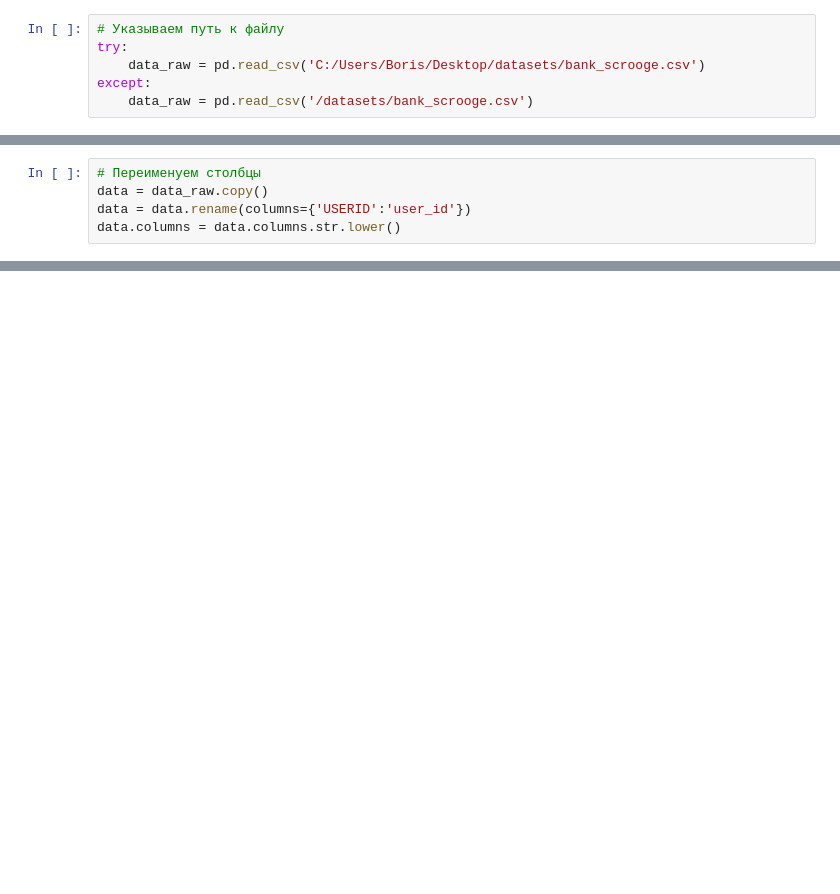
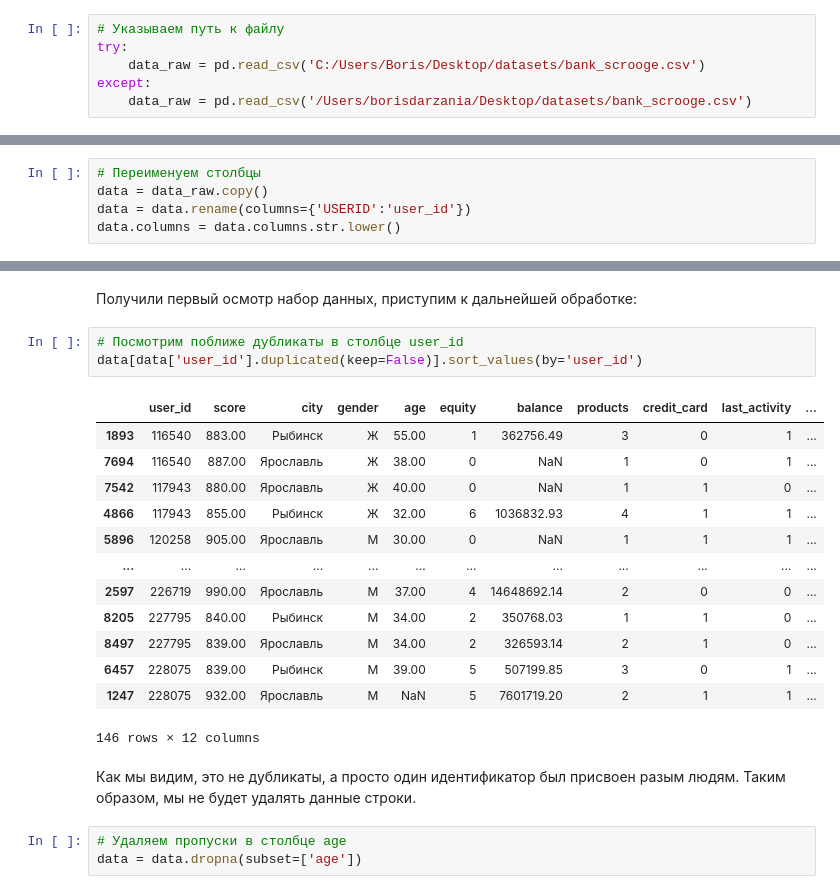
Before and after one commit to Boris-DA/Yandex.Practice, a Jupyter notebook: 12 - Финальный проект/Untitled.ipynb, the cells around one changed output, grey strips where cells are left out. Cells and saved outputs as stored; diff of their text form; blank space fills up the shorter version.

```diff
--- a/12 - Финальный проект/Untitled.ipynb
+++ b/12 - Финальный проект/Untitled.ipynb
@@ -47,7 +46,7 @@ sns.set_style("whitegrid")
 try:
     data_raw = pd.read_csv('C:/Users/Boris/Desktop/datasets/bank_scrooge.csv')
 except:
-    data_raw = pd.read_csv('/datasets/bank_scrooge.csv')
+    data_raw = pd.read_csv('/Users/borisdarzania/Desktop/datasets/bank_scrooge.csv')
 # %%
 # Выведем первые 5 строчек набора данных
 data_raw.head()
@@ -153,0 +170,24 @@ data.head(5)
+# %% [markdown]
+Получили первый осмотр набор данных, приступим к дальнейшей обработке:
+# %%
+# Посмотрим поближе дубликаты в столбце user_id
+data[data['user_id'].duplicated(keep=False)].sort_values(by='user_id')
+# %% [output]
+|  | user_id | score | city | gender | age | equity | balance | products | credit_card | last_activity | ... |
+| 1893 | 116540 | 883.00 | Рыбинск | Ж | 55.00 | 1 | 362756.49 | 3 | 0 | 1 | ... |
+| 7694 | 116540 | 887.00 | Ярославль | Ж | 38.00 | 0 | NaN | 1 | 0 | 1 | ... |
+| 7542 | 117943 | 880.00 | Ярославль | Ж | 40.00 | 0 | NaN | 1 | 1 | 0 | ... |
+| 4866 | 117943 | 855.00 | Рыбинск | Ж | 32.00 | 6 | 1036832.93 | 4 | 1 | 1 | ... |
+| 5896 | 120258 | 905.00 | Ярославль | М | 30.00 | 0 | NaN | 1 | 1 | 1 | ... |
+| ... | ... | ... | ... | ... | ... | ... | ... | ... | ... | ... | ... |
+| 2597 | 226719 | 990.00 | Ярославль | М | 37.00 | 4 | 14648692.14 | 2 | 0 | 0 | ... |
+| 8205 | 227795 | 840.00 | Рыбинск | М | 34.00 | 2 | 350768.03 | 1 | 1 | 0 | ... |
+| 8497 | 227795 | 839.00 | Ярославль | М | 34.00 | 2 | 326593.14 | 2 | 1 | 0 | ... |
+| 6457 | 228075 | 839.00 | Рыбинск | М | 39.00 | 5 | 507199.85 | 3 | 0 | 1 | ... |
+| 1247 | 228075 | 932.00 | Ярославль | М | NaN | 5 | 7601719.20 | 2 | 1 | 1 | ... |
+146 rows × 12 columns
+# %% [markdown]
+Как мы видим, это не дубликаты, а просто один идентификатор был присвоен разым людям. Таким образом, мы не будет удалять данные строки.
+# %%
+# Удаляем пропуски в столбце age
+data = data.dropna(subset=['age'])
```
Also changed, not shown: parts of 12 cells of this notebook, 2 other files.
